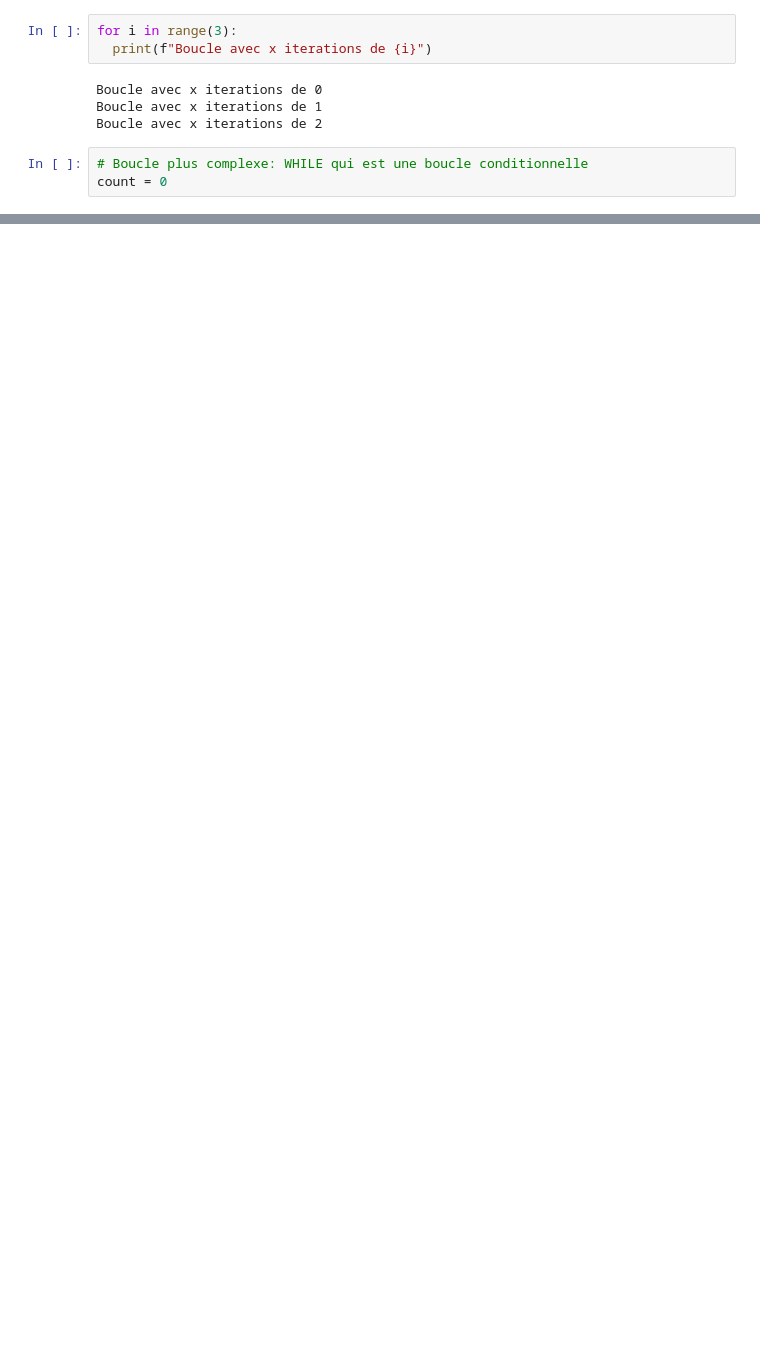
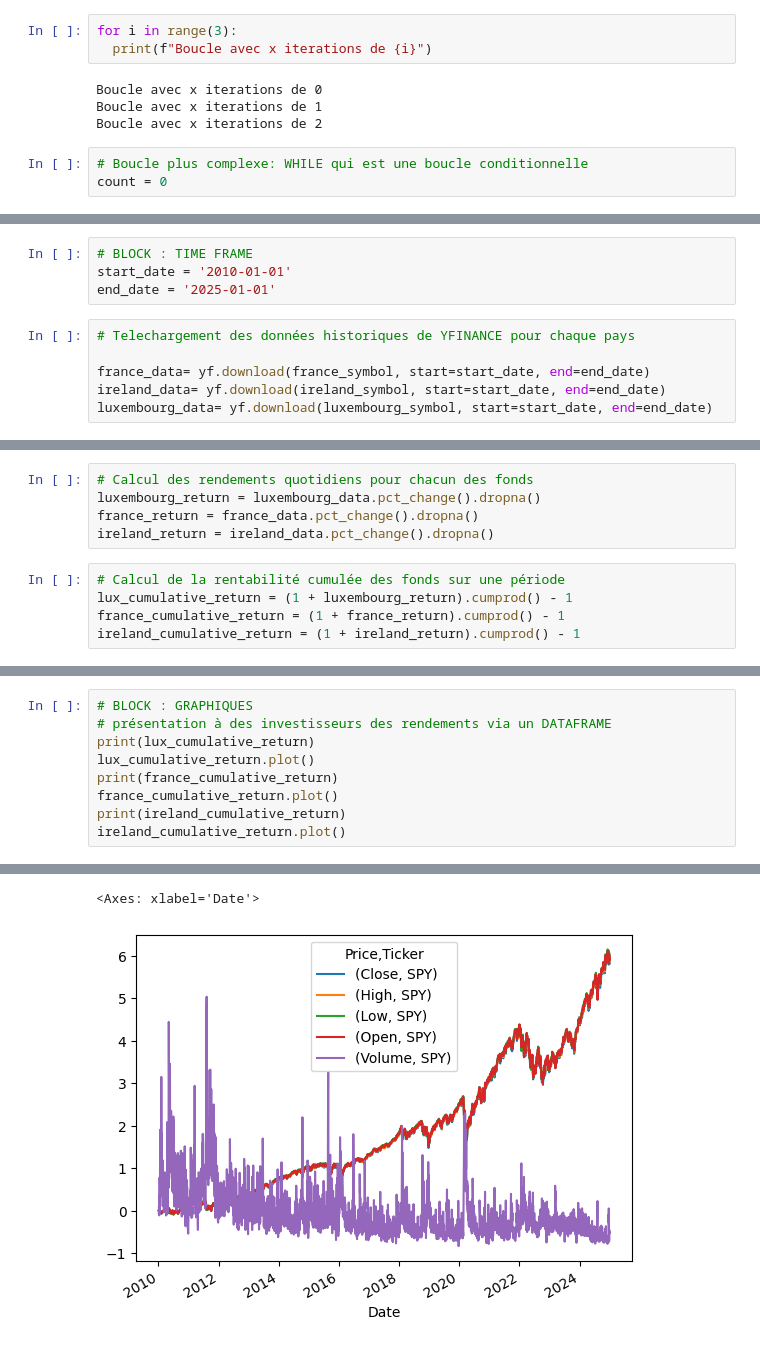
Before and after one commit to MalekGroune57/IAE_METZ_DATA, a Jupyter notebook: TD_DATA4FUNDS.ipynb, the cells around one changed output, grey strips where cells are left out. Cells and saved outputs as stored; diff of their text form; blank space fills up the shorter version.

```diff
--- a/TD_DATA4FUNDS.ipynb
+++ b/TD_DATA4FUNDS.ipynb
@@ -114,0 +141,10 @@ Hello,Malek !!!
+# %%
+# BLOCK : TIME FRAME
+start_date = '2010-01-01'
+end_date = '2025-01-01'
+# %%
+# Telechargement des données historiques de YFINANCE pour chaque pays
+
+france_data= yf.download(france_symbol, start=start_date, end=end_date)
+ireland_data= yf.download(ireland_symbol, start=start_date, end=end_date)
+luxembourg_data= yf.download(luxembourg_symbol, start=start_date, end=end_date)
@@ -114,0 +179,10 @@ Hello,Malek !!!
+# %%
+# Calcul des rendements quotidiens pour chacun des fonds
+luxembourg_return = luxembourg_data.pct_change().dropna()
+france_return = france_data.pct_change().dropna()
+ireland_return = ireland_data.pct_change().dropna()
+# %%
+# Calcul de la rentabilité cumulée des fonds sur une période
+lux_cumulative_return = (1 + luxembourg_return).cumprod() - 1
+france_cumulative_return = (1 + france_return).cumprod() - 1
+ireland_cumulative_return = (1 + ireland_return).cumprod() - 1
@@ -114,0 +207,10 @@ Hello,Malek !!!
+# %%
+# BLOCK : GRAPHIQUES
+# présentation à des investisseurs des rendements via un DATAFRAME
+print(lux_cumulative_return)
+lux_cumulative_return.plot()
+print(france_cumulative_return)
+france_cumulative_return.plot()
+print(ireland_cumulative_return)
+ireland_cumulative_return.plot()
+# %% [output]
@@ -114,0 +234,2 @@ Hello,Malek !!!
+<Axes: xlabel='Date'>
+[figure, added]
```
Also changed, not shown: parts of 47 cells of this notebook.
